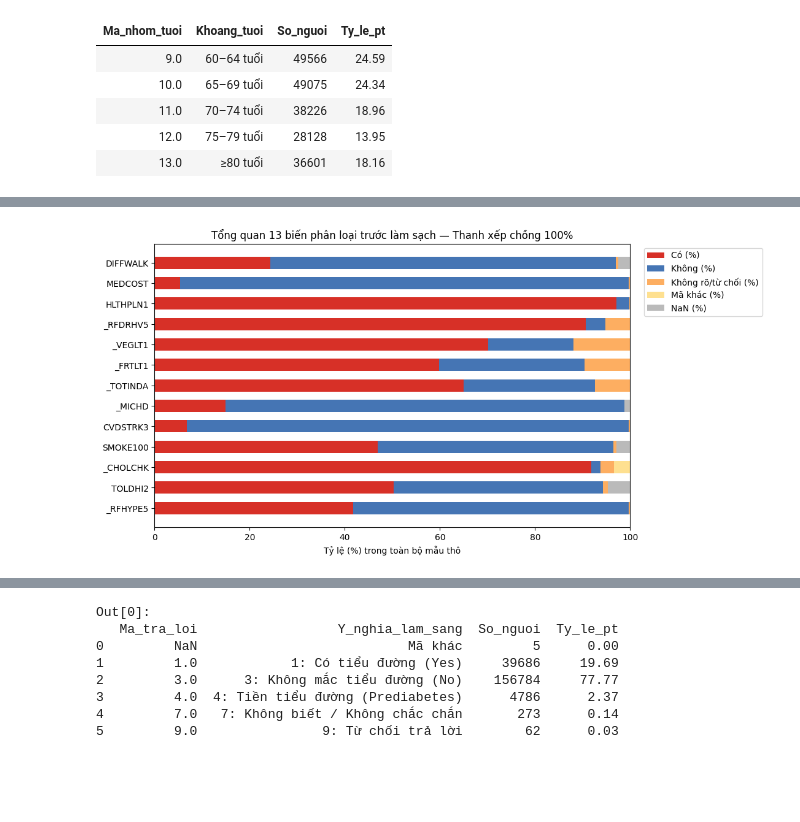
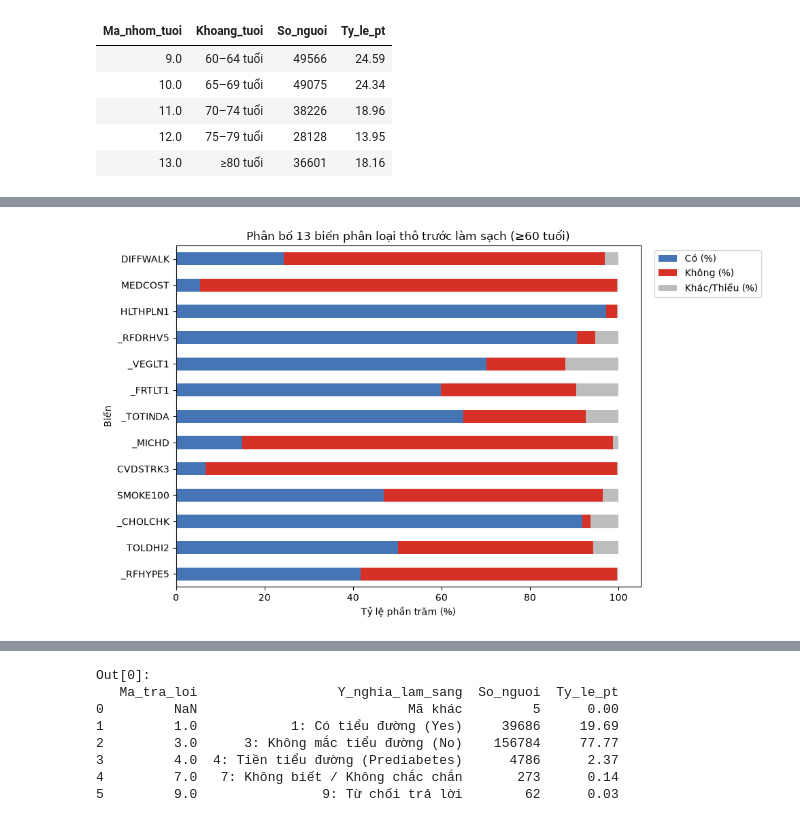
Before and after one commit to trancongdureal/ADY201m, a Jupyter notebook: Bao_cao_cuoi_ky_Nhom_6_SQL.ipynb, the cells around one changed output, grey strips where cells are left out. Saved outputs shown, nothing was run; the diff lists cells and outputs as text; code cells hidden in the pictures; blank space fills up the shorter version.

```diff
--- a/Bao_cao_cuoi_ky_Nhom_6_SQL.ipynb
+++ b/Bao_cao_cuoi_ky_Nhom_6_SQL.ipynb
@@ -269,37 +257,22 @@ display(df_quality)
 # %%
 # Biểu đồ 2: Phân bố 13 biến phân loại trước làm sạch — Thanh xếp chồng 100%
 binary_candidates = ['_RFHYPE5', 'TOLDHI2', '_CHOLCHK', 'SMOKE100', 'CVDSTRK3', '_MICHD',
                      '_TOTINDA', '_FRTLT1', '_VEGLT1', '_RFDRHV5', 'HLTHPLN1', 'MEDCOST', 'DIFFWALK']
-cat_rates = []
+cat_data = []
 for c in binary_candidates:
-    total = len(df_scope)
-    nan_cnt = df_scope[c].isna().sum()
-    spec_cnt = df_scope[c].isin([7, 9, 77, 99]).sum()
-    yes_cnt = (df_scope[c] == 1).sum()
-    no_cnt = (df_scope[c] == 2).sum()
-    other_cnt = total - nan_cnt - spec_cnt - yes_cnt - no_cnt
-    cat_rates.append({
-        "Biến": c,
-        "Có (%)": round(yes_cnt / total * 100, 2),
-        "Không (%)": round(no_cnt / total * 100, 2),
-        "Không rõ/từ chối (%)": round(spec_cnt / total * 100, 2),
-        "Mã khác (%)": round(other_cnt / total * 100, 2),
-        "NaN (%)": round(nan_cnt / total * 100, 2)
-    })
-df_cat_summary = pd.DataFrame(cat_rates)
+    total = len(df_scope[c])
+    co = (df_scope[c] == 1).sum() / total * 100
+    khong = (df_scope[c] == 2).sum() / total * 100
+    cat_data.append({'Biến': c, 'Có (%)': co, 'Không (%)': khong, 'Khác/Thiếu (%)': 100 - co - khong})
+df_cat_summary = pd.DataFrame(cat_data).set_index('Biến')
 
-fig, ax = plt.subplots(figsize=(10, 6))
-bottom = np.zeros(len(df_cat_summary))
-colors = [("Có (%)", "#d73027"), ("Không (%)", "#4575b4"), ("Không rõ/từ chối (%)", "#fdae61"), ("Mã khác (%)", "#fee090"), ("NaN (%)", "#bababa")]
-for col, color in colors:
-    ax.barh(df_cat_summary['Biến'], df_cat_summary[col], left=bottom, label=col, color=color, height=0.6)
-    bottom += df_cat_summary[col]
-ax.set_xlim(0, 100)
-ax.set_xlabel("Tỷ lệ (%) trong toàn bộ mẫu thô")
-ax.set_title("Tổng quan 13 biến phân loại trước làm sạch — Thanh xếp chồng 100%")
-ax.legend(bbox_to_anchor=(1.02, 1), loc='upper left')
+ax = df_cat_summary.plot(kind='barh', stacked=True, figsize=(10, 6), color=['#4575b4', '#d73027', '#bdbdbd'])
+ax.set_title("Phân bố 13 biến phân loại thô trước làm sạch (≥60 tuổi)")
+ax.set_xlabel("Tỷ lệ phần trăm (%)")
+plt.legend(bbox_to_anchor=(1.02, 1), loc='upper left')
+plt.tight_layout()
 plt.show()
 # %% [output]
-[figure, old version]
+[figure, new version]
 # %%
 # Bảng 5: Tỷ lệ chi tiết (%) của các biến phân loại trong dữ liệu thô
```
Also changed, not shown: parts of 23 cells of this notebook, 1 other file.
